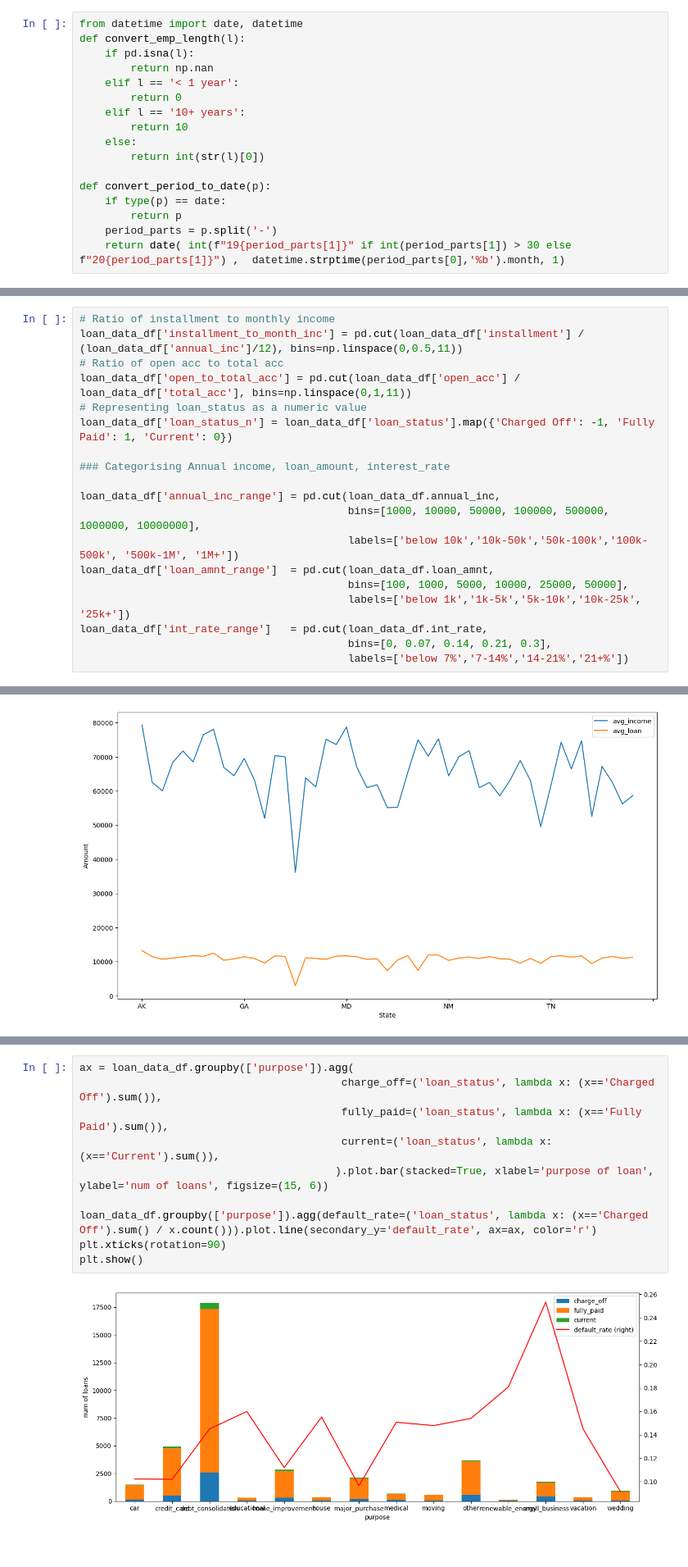
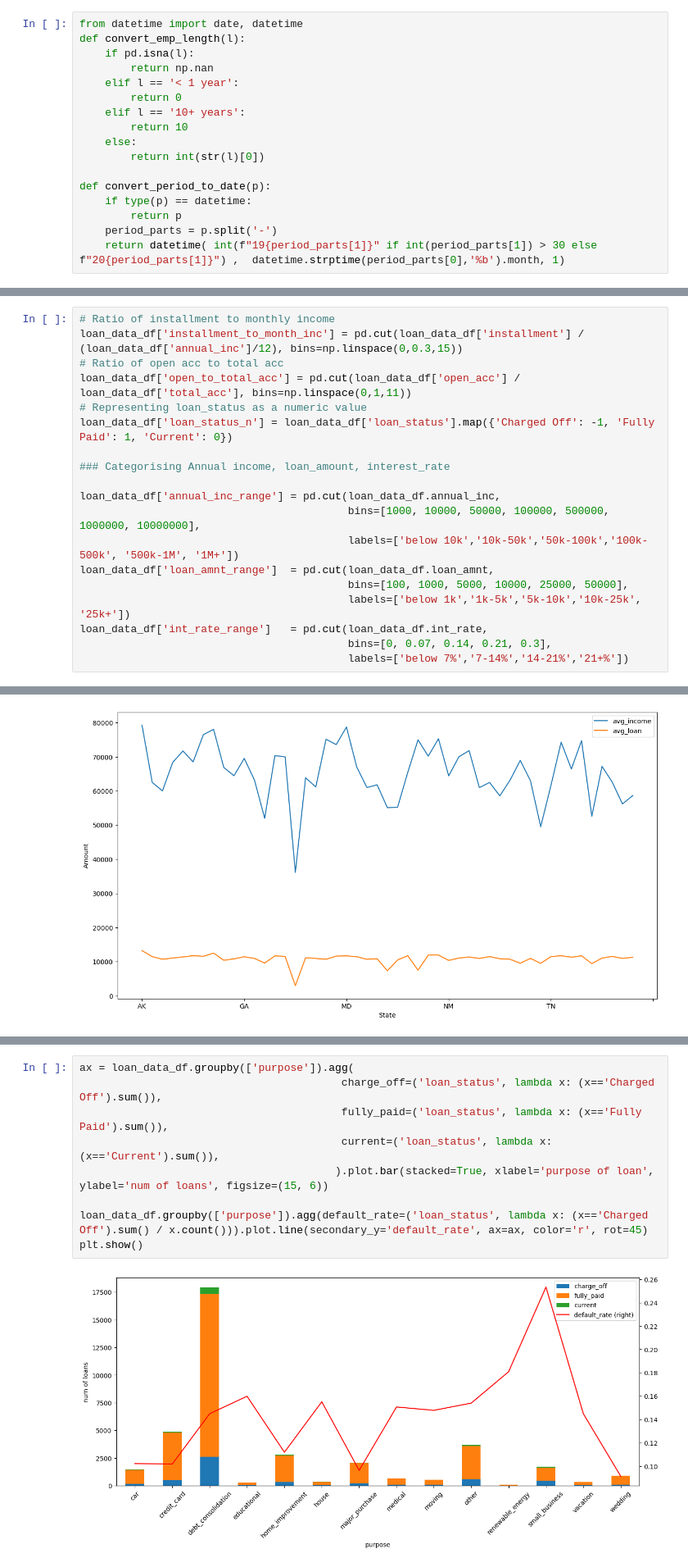
Before and after one commit to maniteja6799/lending_club_eda, a Jupyter notebook: CaseStudy_Loans_EDA.ipynb, the cells around one changed output, grey strips where cells are left out. Shown at 82% size. Drawn from its saved outputs; the diff is of its cells as text.

Commit message:
feat: Add more analysis charts deriving insights

```diff
--- a/CaseStudy_Loans_EDA.ipynb
+++ b/CaseStudy_Loans_EDA.ipynb
@@ -149,10 +149,10 @@ def convert_emp_length(l):
         return int(str(l)[0])
 
 def convert_period_to_date(p):
-    if type(p) == date:
+    if type(p) == datetime:
         return p
     period_parts = p.split('-')
-    return date( int(f"19{period_parts[1]}" if int(period_parts[1]) > 30 else f"20{period_parts[1]}") ,  datetime.strptime(period_parts[0],'%b').month, 1)
+    return datetime( int(f"19{period_parts[1]}" if int(period_parts[1]) > 30 else f"20{period_parts[1]}") ,  datetime.strptime(period_parts[0],'%b').month, 1)
 # %%
 # numbers
 loan_data_df.term               = loan_data_df.term.apply(lambda x: int(str(x)[:3]))
@@ -239,7 +219,7 @@ dtype: int64
 ### Derived Metrics
 # %%
 # Ratio of installment to monthly income
-loan_data_df['installment_to_month_inc'] = pd.cut(loan_data_df['installment'] / (loan_data_df['annual_inc']/12), bins=np.linspace(0,0.5,11))
+loan_data_df['installment_to_month_inc'] = pd.cut(loan_data_df['installment'] / (loan_data_df['annual_inc']/12), bins=np.linspace(0,0.3,15))
 # Ratio of open acc to total acc
 loan_data_df['open_to_total_acc'] = pd.cut(loan_data_df['open_acc'] / loan_data_df['total_acc'], bins=np.linspace(0,1,11))
 # Representing loan_status as a numeric value
@@ -411,15 +385,14 @@ loan_data_df.groupby(['verification_status']).agg(default_rate=('loan_status', l
 # %%
 ax = loan_data_df.groupby(['purpose']).agg(
                                          charge_off=('loan_status', lambda x: (x=='Charged Off').sum()),
                                          fully_paid=('loan_status', lambda x: (x=='Fully Paid').sum()),
                                          current=('loan_status', lambda x: (x=='Current').sum()),
                                         ).plot.bar(stacked=True, xlabel='purpose of loan', ylabel='num of loans', figsize=(15, 6))
 
-loan_data_df.groupby(['purpose']).agg(default_rate=('loan_status', lambda x: (x=='Charged Off').sum() / x.count())).plot.line(secondary_y='default_rate', ax=ax, color='r')
-plt.xticks(rotation=90)
+loan_data_df.groupby(['purpose']).agg(default_rate=('loan_status', lambda x: (x=='Charged Off').sum() / x.count())).plot.line(secondary_y='default_rate', ax=ax, color='r', rot=45)
 plt.show()
 # %% [output]
-[figure, old version]
+[figure, new version]
 # %%
 ax = loan_data_df.groupby(['delinq_2yrs']).agg(
                                          charge_off=('loan_status', lambda x: (x=='Charged Off').sum()),
```
Also changed, not shown: parts of 21 cells of this notebook.
